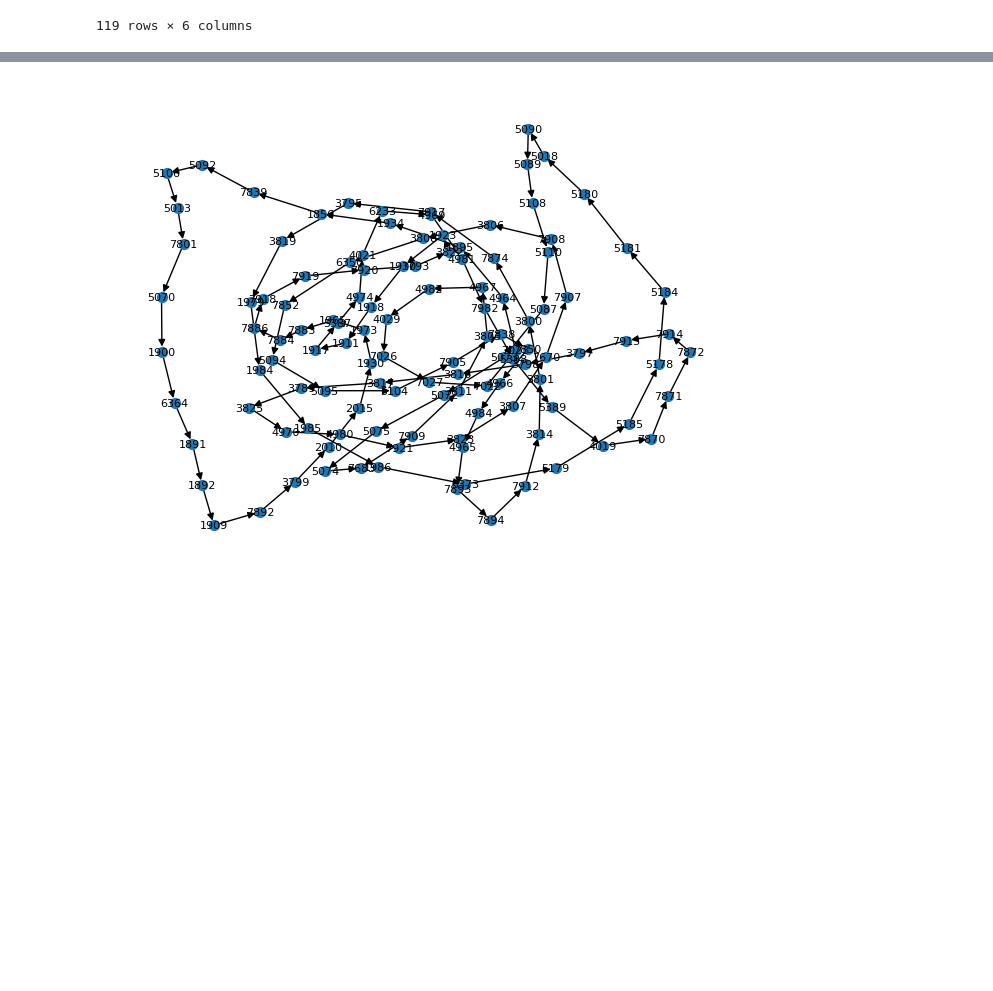
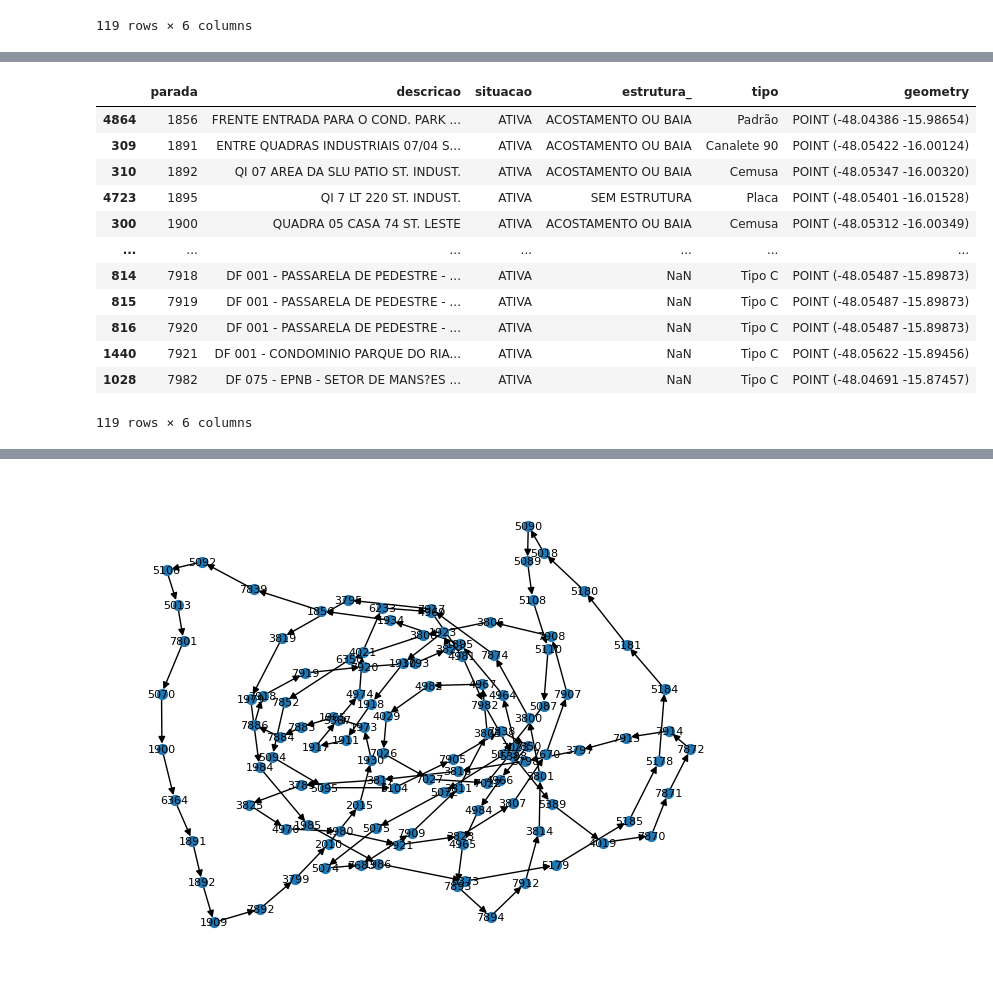
Before and after one commit to ResidenciaTICBrisa/02_RotaOnibus, a Jupyter notebook: docs/Notebooks/testeGrafoRota.ipynb, the cells around one changed output, grey strips where cells are left out. Cells and saved outputs as stored; diff of their text form; code cells hidden in the pictures; blank space fills up the shorter version.

```diff
--- a/docs/Notebooks/testeGrafoRota.ipynb
+++ b/docs/Notebooks/testeGrafoRota.ipynb
@@ -139,6 +139,11 @@ O ponto de parada QNM 36 CONJ L M 4 está contido na Linestring.
 # %%
 # Plotar TODAS as paradas de onibus de uma rota
 
+# Obter o objeto LineString a partir da coluna "geometry" do DataFrame
+linestring = linestringGama.geometry.iloc[0]
+
+def aproximar_coordenadas(coord):
+    return round(coord, 3)
 
 # Lista para armazenar as paradas encontradas
 paradas_encontradas = []
@@ -156,7 +161,7 @@ gdf_paradas_encontradas = gpd.GeoDataFrame(paradas_encontradas, crs='EPSG:4326')
 
 for idx, ponto_parada in gdf_paradas_encontradas.iterrows():
     lat, lon = ponto_parada["geometry"].y, ponto_parada["geometry"].x
-    folium.Marker([lat, lon], popup=ponto_parada['descricao']).add_to(m)
+    folium.Marker([lat, lon], popup=ponto_parada['parada']).add_to(m)
 # %%
 m
 # %% [output]
@@ -179,0 +203,20 @@ gdf_paradas_encontradas
+# %%
+# Ordenar o DataFrame em ordem crescente com base na coluna 'parada'
+gdf_paradas_encontradas_sorted = gdf_paradas_encontradas.sort_values(by='parada')
+
+# Mostrar o DataFrame organizado
+gdf_paradas_encontradas_sorted
+# %% [output]
+|  | parada | descricao | situacao | estrutura_ | tipo | geometry |
+| 4864 | 1856 | FRENTE ENTRADA PARA O COND. PARK ... | ATIVA | ACOSTAMENTO OU BAIA | Padrão | POINT (-48.04386 -15.98654) |
+| 309 | 1891 | ENTRE QUADRAS INDUSTRIAIS 07/04 S... | ATIVA | ACOSTAMENTO OU BAIA | Canalete 90 | POINT (-48.05422 -16.00124) |
+| 310 | 1892 | QI 07 AREA DA SLU PATIO ST. INDUST. | ATIVA | ACOSTAMENTO OU BAIA | Cemusa | POINT (-48.05347 -16.00320) |
+| 4723 | 1895 | QI 7 LT 220 ST. INDUST. | ATIVA | SEM ESTRUTURA | Placa | POINT (-48.05401 -16.01528) |
+| 300 | 1900 | QUADRA 05 CASA 74 ST. LESTE | ATIVA | ACOSTAMENTO OU BAIA | Cemusa | POINT (-48.05312 -16.00349) |
+| ... | ... | ... | ... | ... | ... | ... |
+| 814 | 7918 | DF 001 - PASSARELA DE PEDESTRE - ... | ATIVA | NaN | Tipo C | POINT (-48.05487 -15.89873) |
+| 815 | 7919 | DF 001 - PASSARELA DE PEDESTRE - ... | ATIVA | NaN | Tipo C | POINT (-48.05487 -15.89873) |
+| 816 | 7920 | DF 001 - PASSARELA DE PEDESTRE - ... | ATIVA | NaN | Tipo C | POINT (-48.05487 -15.89873) |
+| 1440 | 7921 | DF 001 - CONDOMINIO PARQUE DO RIA... | ATIVA | NaN | Tipo C | POINT (-48.05622 -15.89456) |
+| 1028 | 7982 | DF 075 - EPNB - SETOR DE MANS?ES ... | ATIVA | NaN | Tipo C | POINT (-48.04691 -15.87457) |
+119 rows × 6 columns
```
Also changed, not shown: parts of 5 cells of this notebook, 1 other file.
